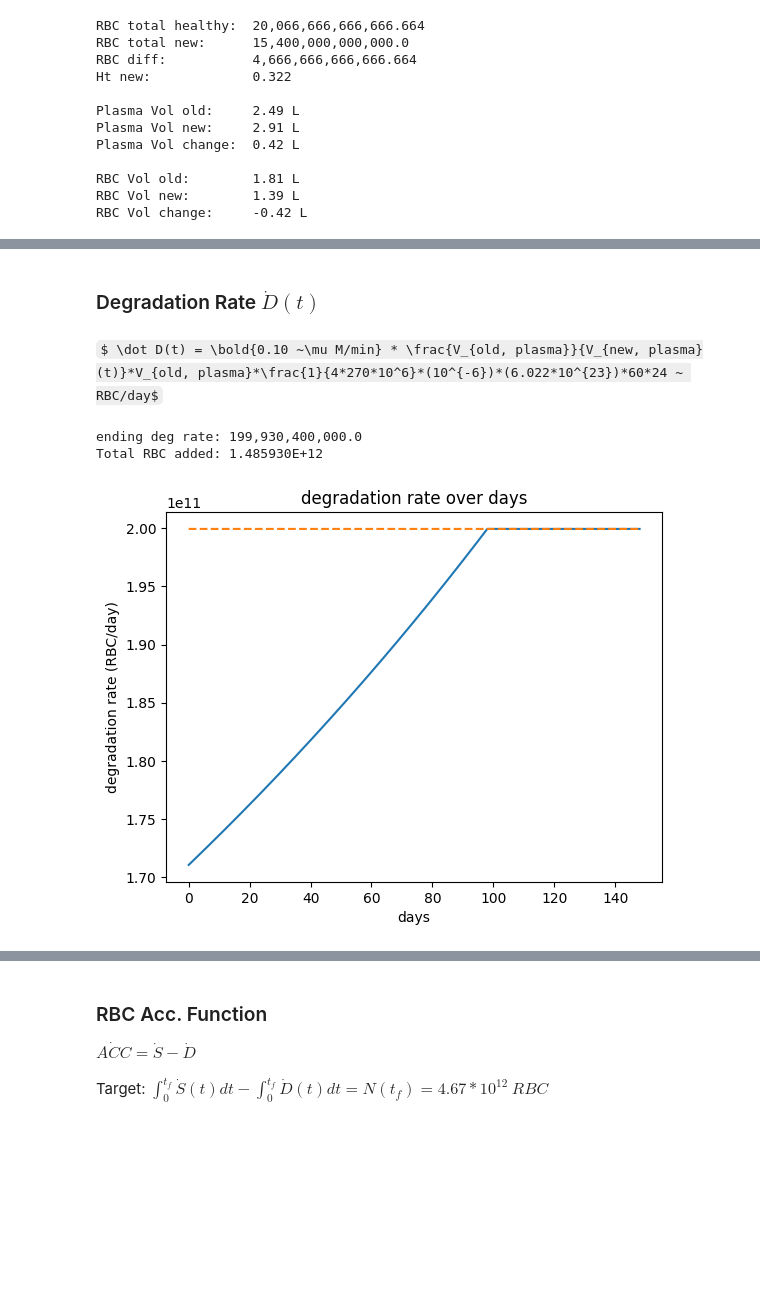
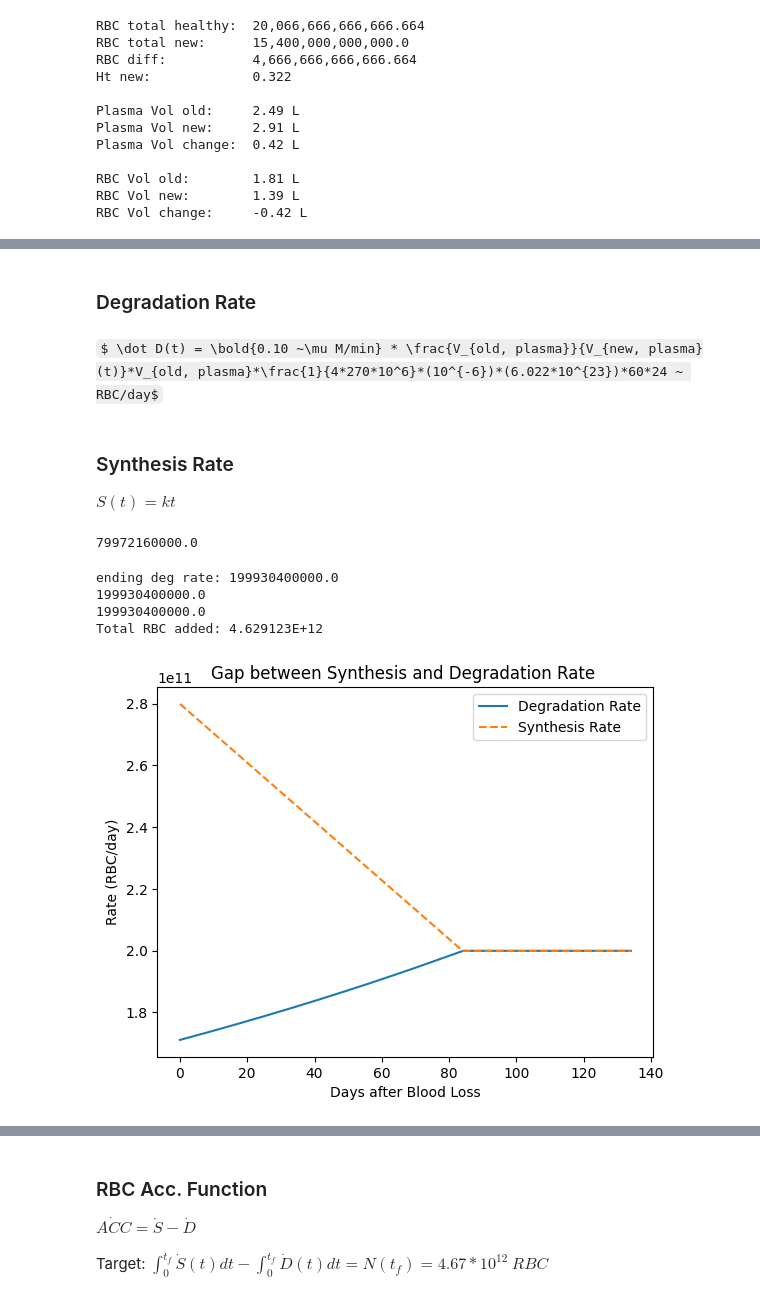
Before and after one commit to penelopenorth/PBL2, a Jupyter notebook: dynamic.ipynb, the cells around one changed output, grey strips where cells are left out. Drawn from its saved outputs; the diff is of its cells as text; code cells hidden in the pictures; some formulas as TeX source; blank space fills up the shorter version.

```diff
--- a/dynamic.ipynb
+++ b/dynamic.ipynb
@@ -3,11 +3,22 @@
 # %%
+# Blood Volume, Hematocrit, MCV of a RBC
 BV_ss = 4.3
 Ht_ss = 0.42
 Ht_ds = 0.336
 MCV_ss = float(90e-15)
 
+# Set Blood Loss by PPH and needed time to correct
 BV_loss = 1 #L
+base_line_time_weeks = 5 # weeks per pint
+pint_to_liter = 1/0.473176473
 
+time_to_correct_weeks = base_line_time * pint_to_liter * BV_loss
+time_to_correct_days = round(time_to_correct_weeks * 7) # 73.968 is the float
+print(time_to_correct_days)
+
+convert_min_to_day = 60 * 24
+
+# Molar constants and Conversion Factors
 Fe_molar = 55.845
 Tf_molar = 79_000
 
@@ -20,5 +31,3 @@ Avogadro_num = float(6.022e23) # molecules / mol
 heme_count = Hg_count * 4 # molecules heme per RBC
 convert_num_heme_to_RBC = 1/heme_count
 convert_mol_heme_to_RBC = 1/(heme_count/Avogadro_num) # mol heme per RBC
-
-time_to_correct_days = 14 * 7 # 14 weeks -> days
@@ -173,5 +187,5 @@ Text(0.5, 1.0, 'Plasma Volume Decreases until Blood Replenished')
 # %% [markdown]
-### Degradation Rate $\dot D(t)$
+### Degradation Rate
 # %% [markdown]
 $ \dot D(t) = \bold{0.10 ~\mu M/min} * \frac{V_{old, plasma}}{V_{new, plasma}(t)}*V_{old, plasma}*\frac{1}{4*270*10^6}*(10^{-6})*(6.022*10^{23})*60*24 ~ RBC/day$
 # %%
@@ -244,28 +249,69 @@ def rate_D_integral_after(time):
     constant_D_after = D0
 
     return (k * time / plasma_final) + constant_D_after
+# %% [markdown]
+### Synthesis Rate
+
+
+$ S(t) = kt$
+# %%
+
+synth_rate_max = 0.14 * plasma_final * convert_num_heme_to_RBC * (10**(-6)) * Avogadro_num * convert_min_to_day
+synth_rate = 199930400000.0 # RBC/day
+print(synth_rate_max - synth_rate)
+
+def rate_S_before(t):
+
+    val = synth_rate_max - (synth_rate_max - synth_rate) * (t / time_to_correct_days)
+
+    return val
+
+def rate_S_after(t):
+    return synth_rate
+
+def rate_S_integral_before(time):
+    S0 = 0
+    constant_S = S0
+    return synth_rate_max * time - (synth_rate_max - synth_rate) * (time**2) / (2 * time_to_correct_days) + constant_S
+
+def rate_S_integral_after(time):
+    return synth_rate * time
+
+# print(f'{synth_rate*time_to_correct_days:,}')
+# print(f'{rate_D_before(0):,.0f}')
+# %% [output]
+79972160000.0
 # %%
 deg_rate_before_arr = rate_D_before(t_before)
 deg_rate_after_arr = np.resize(rate_D_after(t_after), len(t_after))
 deg_rate_arr = np.concatenate((deg_rate_before_arr, deg_rate_after_arr), axis=0)
-synth_rate_arr = [rate_S(t) for t in t]
+synth_rate_before_arr = rate_S_before(t_before)
+synth_rate_after_arr = np.resize(rate_S_after(t_after), len(t_after))
+synth_rate_arr = np.concatenate((synth_rate_before_arr, synth_rate_after_arr), axis=0)
 
-plt.plot(t, deg_rate_arr)
-plt.xlabel('days')
-plt.ylabel('degradation rate (RBC/day)')
-plt.title('degradation rate over days')
+plt.plot(t, deg_rate_arr, label='Degradation Rate')
+plt.plot(t, synth_rate_arr, linestyle='--', label='Synthesis Rate')
 
-plt.plot(t, synth_rate_arr, linestyle='--')
-print(f'ending deg rate: {deg_rate_arr[-1]:,}')
-assert synth_rate_arr[-1]-deg_rate_arr[-1] == 0
+plt.xlabel('Days after Blood Loss')
+plt.ylabel('Rate (RBC/day)')
+plt.title('Gap between Synthesis and Degradation Rate ')
+plt.legend()
+
+print(f'ending deg rate: {deg_rate_arr[-1]:}')
+print(synth_rate_arr[-1])
+print(deg_rate_arr[len(t_before)-1])
+# assert synth_rate_arr[-1]-deg_rate_arr[-1] == 0
 
 total_RBC_added = 0
-for i, time in enumerate(t):
+for i, time in enumerate(t_before):
     if i == 0:
         continue
     total_RBC_added += (synth_rate_arr[i] - deg_rate_arr[i]) * (t[i]-t[i-1])
+
 print(f'Total RBC added: {total_RBC_added:2E}')
 # %% [output]
-ending deg rate: 199,930,400,000.0
-Total RBC added: 1.485930E+12
+ending deg rate: 199930400000.0
+199930400000.0
+199930400000.0
+Total RBC added: 4.629123E+12
-[figure, old version]
+[figure, new version]
```
Also changed, not shown: parts of 19 cells of this notebook, 1 other file.
